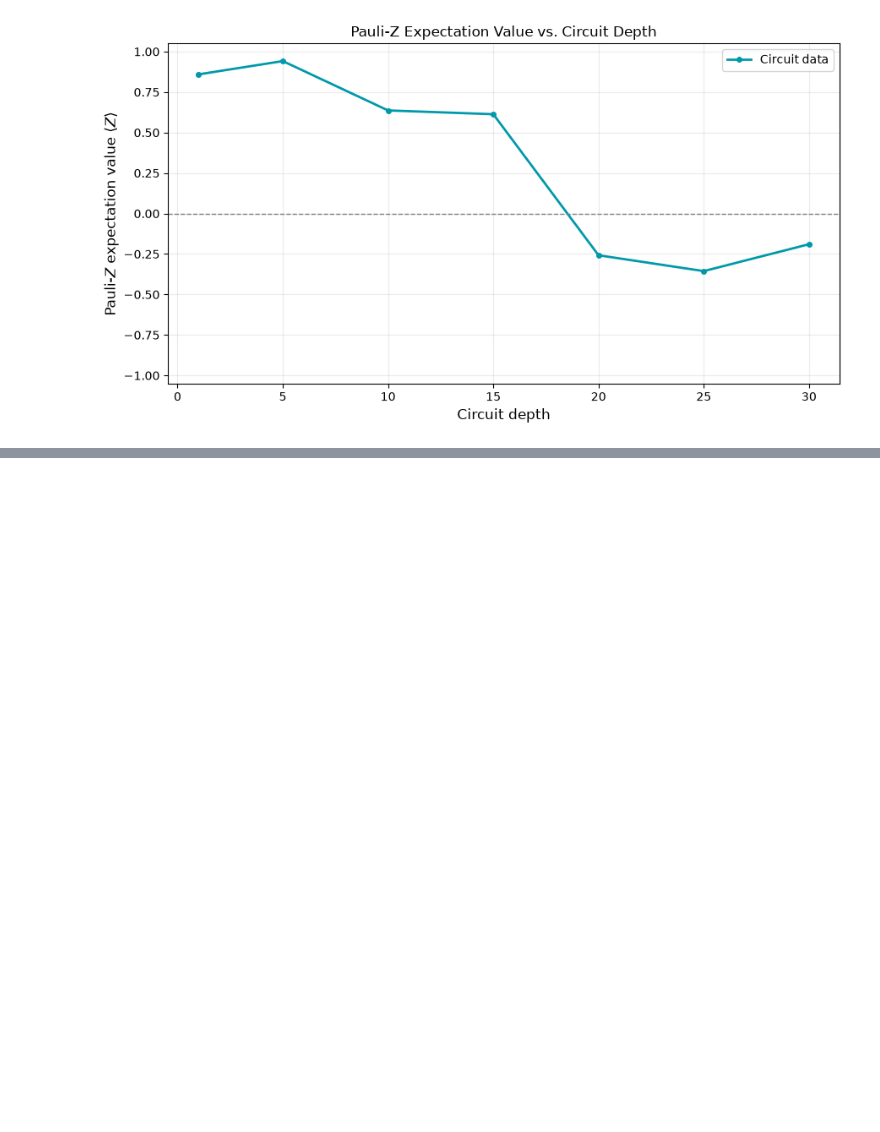
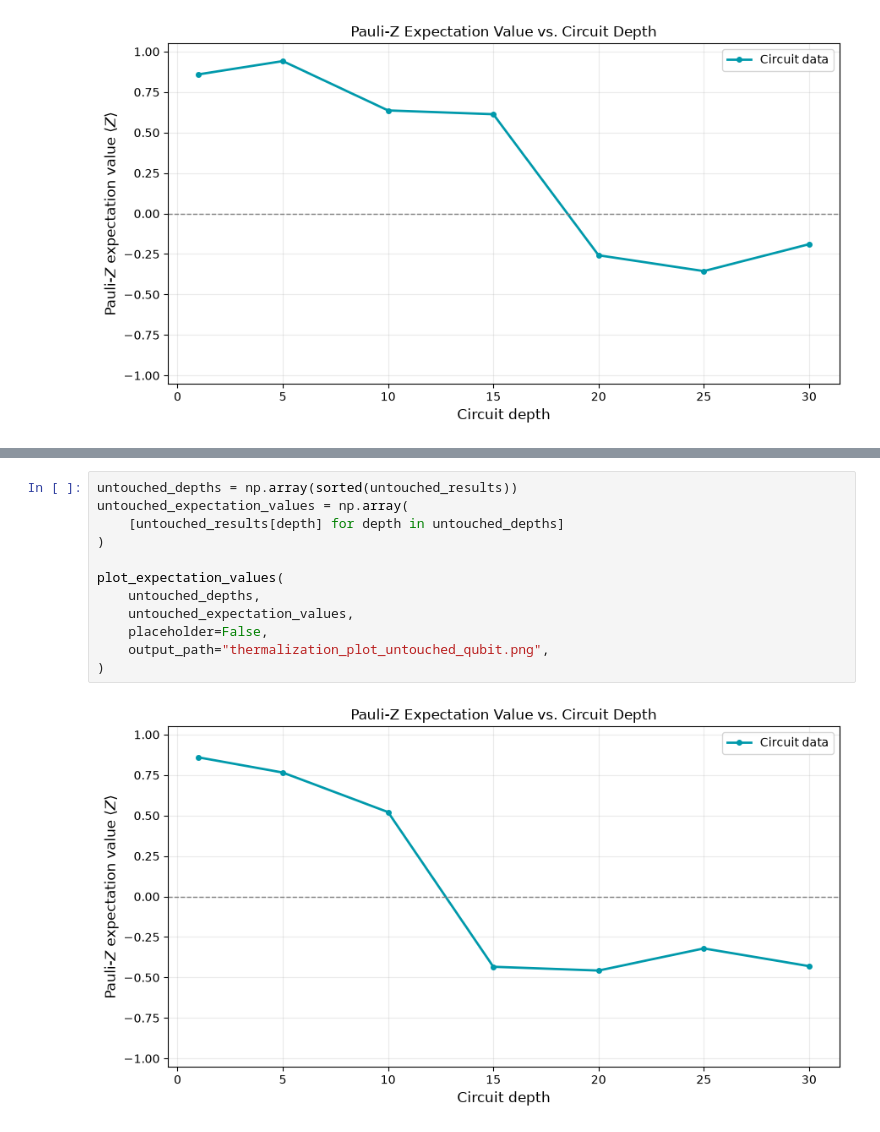
Before and after one commit to adhyanthac/disorder-free-localization, a Jupyter notebook: natural_thermalization.ipynb, the cells around one changed output, grey strips where cells are left out. Saved outputs shown, nothing was run; the diff lists cells and outputs as text; blank space fills up the shorter version.

```diff
--- a/natural_thermalization.ipynb
+++ b/natural_thermalization.ipynb
@@ -341,0 +399,14 @@ plot_expectation_values(
+# %%
+untouched_depths = np.array(sorted(untouched_results))
+untouched_expectation_values = np.array(
+    [untouched_results[depth] for depth in untouched_depths]
+)
+
+plot_expectation_values(
+    untouched_depths,
+    untouched_expectation_values,
+    placeholder=False,
+    output_path="thermalization_plot_untouched_qubit.png",
+)
+# %% [output]
+[figure, added]
```
Also changed, not shown: parts of 5 cells of this notebook, 1 other file.
